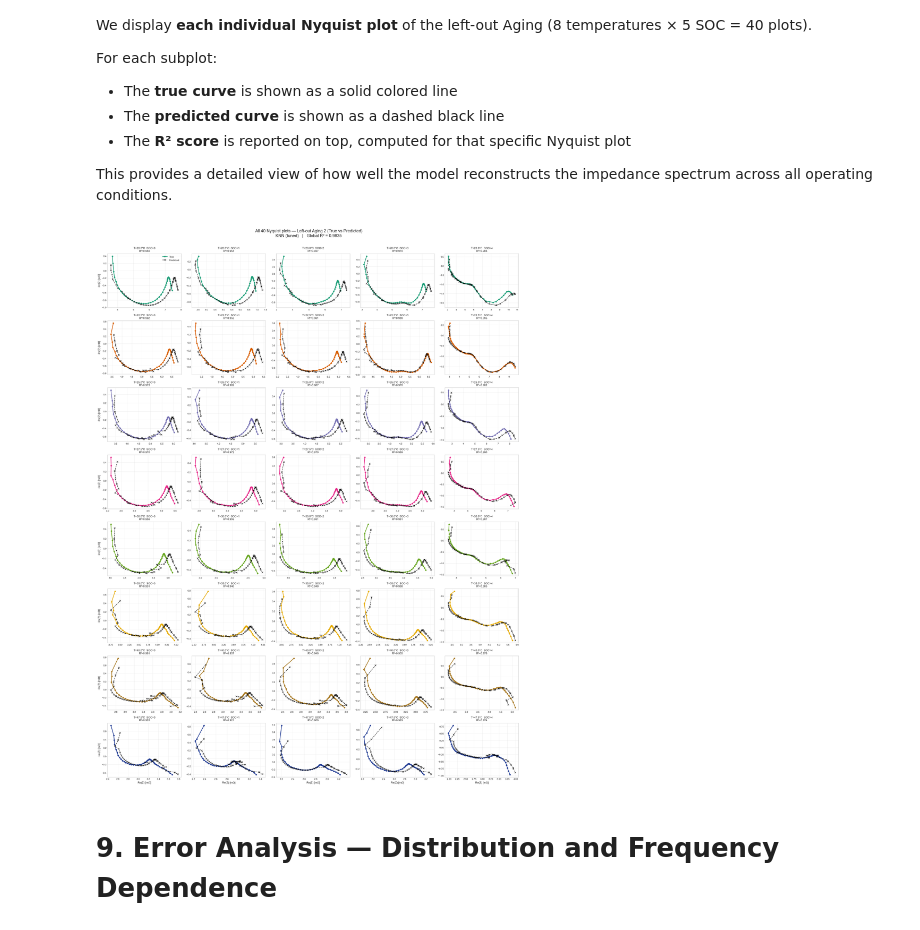
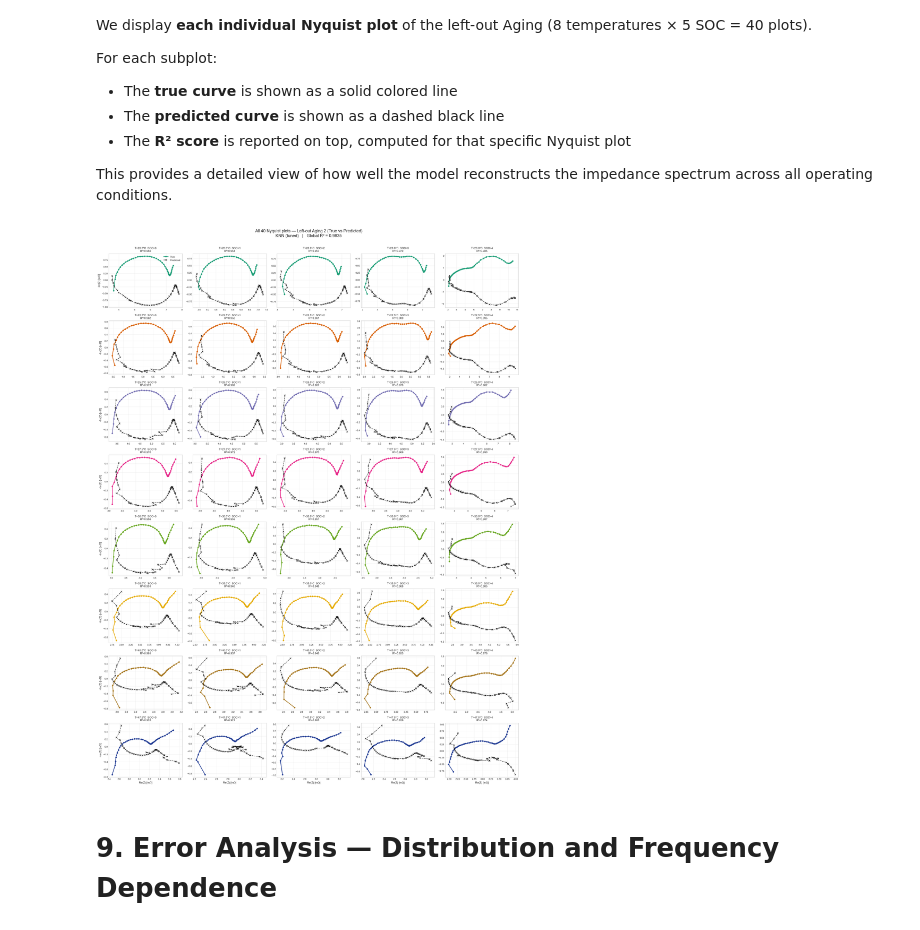
Before and after one commit to marcosoldani/ml_LiBs_project, a Jupyter notebook: notebooks/3_Aging_Interpolation.ipynb, the cells around one changed output. Drawn from its saved outputs; the diff is of its cells as text; code cells hidden in the pictures.

```diff
--- a/notebooks/3_Aging_Interpolation.ipynb
+++ b/notebooks/3_Aging_Interpolation.ipynb
@@ -213,7 +213,7 @@ for ax, temp in zip(axes, TEMPS_EDA):
 
         ax.plot(
             subset["Z_real"],
-            -subset["Z_imag"],
+            subset["neg_Z_imag"],
             color=aging_cmap[ep],
             lw=lw,
             ls=style,
@@ -332,8 +332,8 @@ test_mask  = df["Aging"] == AGING_TO_EXCLUDE
 X_train = build_features(df[train_mask])
 X_test  = build_features(df[test_mask])
 
-y_train = df[train_mask][["Z_real", "Z_imag"]].values
-y_test  = df[test_mask][["Z_real", "Z_imag"]].values
+y_train = df[train_mask][["Z_real", "neg_Z_imag"]].values
+y_test  = df[test_mask][["Z_real", "neg_Z_imag"]].values
 
 # --- SCALING (fit only on training set) ---
 
@@ -599,7 +599,7 @@ We compute R² and MAE separately for each temperature in the left-out Aging. Th
 df_test = df[test_mask].reset_index(drop=True).copy()
 
 df_test["Z_real_pred"] = y_pred_tuned[:, 0]
-df_test["Z_imag_pred"] = y_pred_tuned[:, 1]
+df_test["neg_neg_Z_imag_pred"] = y_pred_tuned[:, 1]
 
 per_temp = []
 
@@ -607,13 +607,13 @@ for temp in TEMPS_SORTED:
     sub = df_test[df_test["Temperature"] == temp]
 
     r2_t = r2_score(
-        sub[["Z_real", "Z_imag"]].values,
-        sub[["Z_real_pred", "Z_imag_pred"]].values
+        sub[["Z_real", "neg_Z_imag"]].values,
+        sub[["Z_real_pred", "neg_neg_Z_imag_pred"]].values
     )
 
     mae_t = mean_absolute_error(
-        sub[["Z_real", "Z_imag"]].values,
-        sub[["Z_real_pred", "Z_imag_pred"]].values
+        sub[["Z_real", "neg_Z_imag"]].values,
+        sub[["Z_real_pred", "neg_neg_Z_imag_pred"]].values
     )
 
     per_temp.append({
@@ -724,7 +724,7 @@ for i, temp in enumerate(TEMPS_SORTED):
 
         # --- True curve ---
         ax.plot(
-            sub["Z_real"], -sub["Z_imag"],
+            sub["Z_real"], sub["neg_Z_imag"],
             color=color, lw=2,
             marker="o", markersize=4,
             label="True", zorder=2
@@ -732,42 +732,42 @@ for i, temp in enumerate(TEMPS_SORTED):
 
         # --- Predicted curve ---
         ax.plot(
-            sub["Z_real_pred"], -sub["Z_imag_pred"],
+            sub["Z_real_pred"], -sub["neg_neg_Z_imag_pred"],
             color="black", lw=1.4, ls="--",
             marker="x", markersize=5,
             alpha=0.85,
             label="Predicted", zorder=3
         )
 
         # --- Local R² ---
         r2_local = r2_score(
-            sub[["Z_real", "Z_imag"]].values,
-            sub[["Z_real_pred", "Z_imag_pred"]].values
+            sub[["Z_real", "neg_Z_imag"]].values,
+            sub[["Z_real_pred", "neg_neg_Z_imag_pred"]].values
         )
 
         ax.set_title(f"T={temp}°C  SOC={soc}\nR²={r2_local:.3f}", fontsize=9)
         ax.tick_params(labelsize=8)
         ax.grid(True, alpha=0.3)
 
         if i == n_temps - 1:
             ax.set_xlabel("Re(Z) [mΩ]", fontsize=9)
         if j == 0:
             ax.set_ylabel("-Im(Z) [mΩ]", fontsize=9)
 
         if i == 0 and j == 0:
             ax.legend(loc="best", fontsize=8, framealpha=0.9)
 
 fig.suptitle(
     f"All 40 Nyquist plots — Left-out Aging {AGING_TO_EXCLUDE} (True vs Predicted)\n"
     f"{best_name} (tuned)   |   Global R² = {r2_tuned:.4f}",
     fontsize=14,
     y=1.005
 )
 
 plt.tight_layout()
 plt.show()
 # %% [output]
-[figure, old version]
+[figure, new version]
 # %% [markdown]
 # 9. Error Analysis — Distribution and Frequency Dependence
 # %%
```
Also changed, not shown: parts of 7 cells of this notebook, 4 other files.
